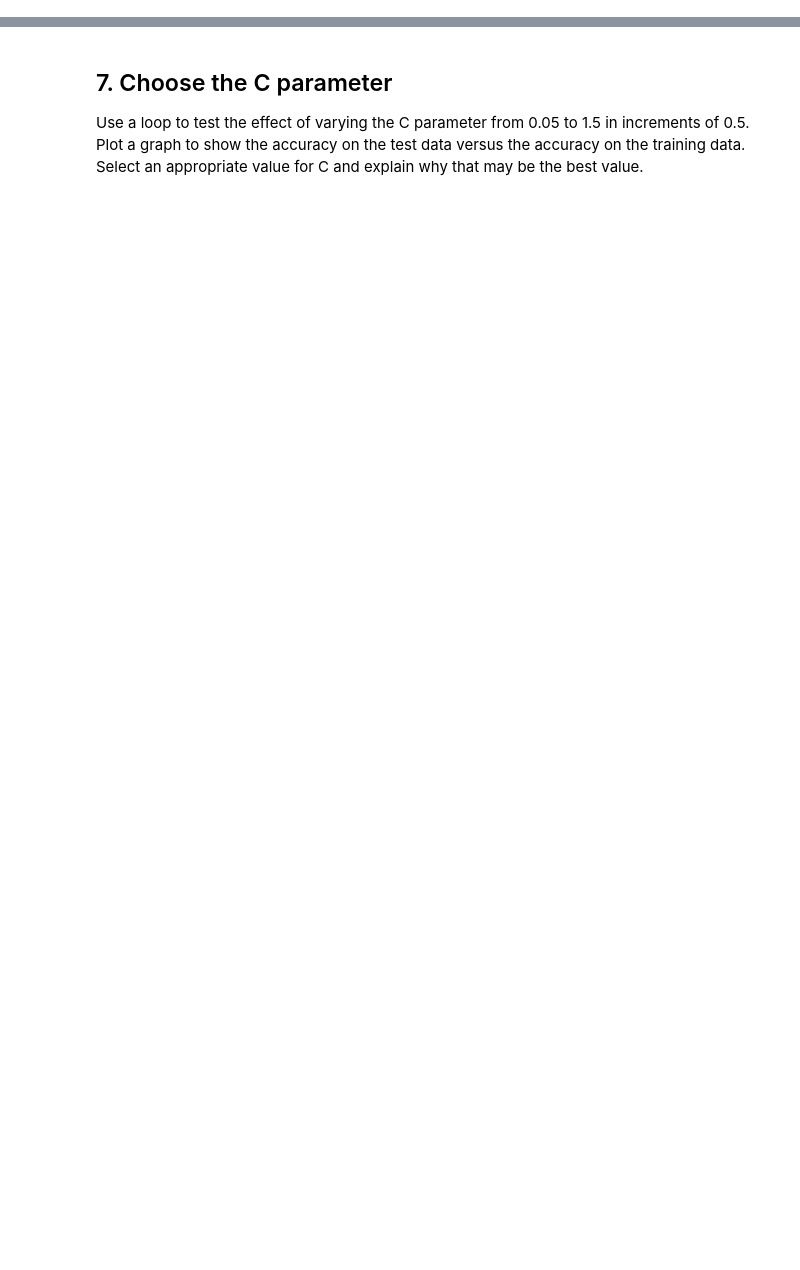
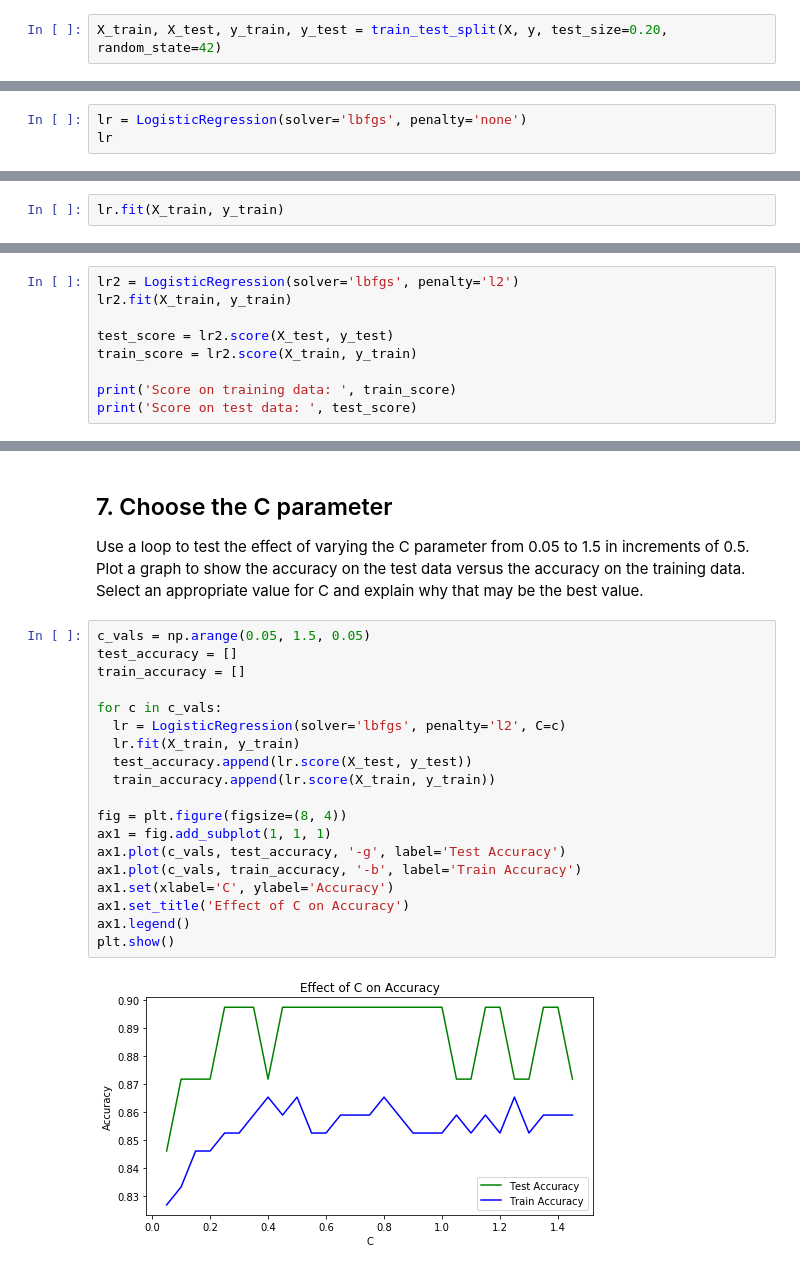
Before and after one commit to ssmcnatt/assignments, a Jupyter notebook: linear-classifiers.ipynb, the cells around one changed output, grey strips where cells are left out. Cells and saved outputs as stored; diff of their text form; blank space fills up the shorter version.

```diff
--- a/linear-classifiers.ipynb
+++ b/linear-classifiers.ipynb
@@ -69,4 +79,6 @@ park_df.describe()
 # %% [markdown]
 ## 3. Split the dataset into a training set and a test set
+# %%
+X_train, X_test, y_train, y_test = train_test_split(X, y, test_size=0.20, random_state=42)
 # %% [markdown]
 ## 4. Create the model
@@ -75 +88,4 @@ Fit the classifier to the data.
 If the algorithm fails to converge, what change can you make to fix that?
+# %%
+lr = LogisticRegression(solver='lbfgs', penalty='none')
+lr
@@ -75,0 +98,2 @@ If the algorithm fails to converge, what change can you make to fix that?
+# %%
+lr.fit(X_train, y_train)
@@ -79,3 +113,12 @@ Calculate and print the accuracy of the model on the test data.
 # %% [markdown]
 ## 6. L2 Regularization
 Train another model with L2 regularization and compare the accuracy of the new model to the previous one.
+# %%
+lr2 = LogisticRegression(solver='lbfgs', penalty='l2')
+lr2.fit(X_train, y_train)
+
+test_score = lr2.score(X_test, y_test)
+train_score = lr2.score(X_train, y_train)
+
+print('Score on training data: ', train_score)
+print('Score on test data: ', test_score)
@@ -82,3 +128,24 @@ Train another model with L2 regularization and compare the accuracy of the new m
 # %% [markdown]
 ## 7. Choose the C parameter
 Use a loop to test the effect of varying the C parameter from 0.05 to 1.5 in increments of 0.5. Plot a graph to show the accuracy on the test data versus the accuracy on the training data. Select an appropriate value for C and explain why that may be the best value.
+# %%
+c_vals = np.arange(0.05, 1.5, 0.05)
+test_accuracy = []
+train_accuracy = []
+
+for c in c_vals:
+  lr = LogisticRegression(solver='lbfgs', penalty='l2', C=c)
+  lr.fit(X_train, y_train)
+  test_accuracy.append(lr.score(X_test, y_test))
+  train_accuracy.append(lr.score(X_train, y_train))
+
+fig = plt.figure(figsize=(8, 4))
+ax1 = fig.add_subplot(1, 1, 1)
+ax1.plot(c_vals, test_accuracy, '-g', label='Test Accuracy')
+ax1.plot(c_vals, train_accuracy, '-b', label='Train Accuracy')
+ax1.set(xlabel='C', ylabel='Accuracy')
+ax1.set_title('Effect of C on Accuracy')
+ax1.legend()
+plt.show()
+# %% [output]
+[figure, added]
```
Also changed, not shown: parts of 15 cells of this notebook.
